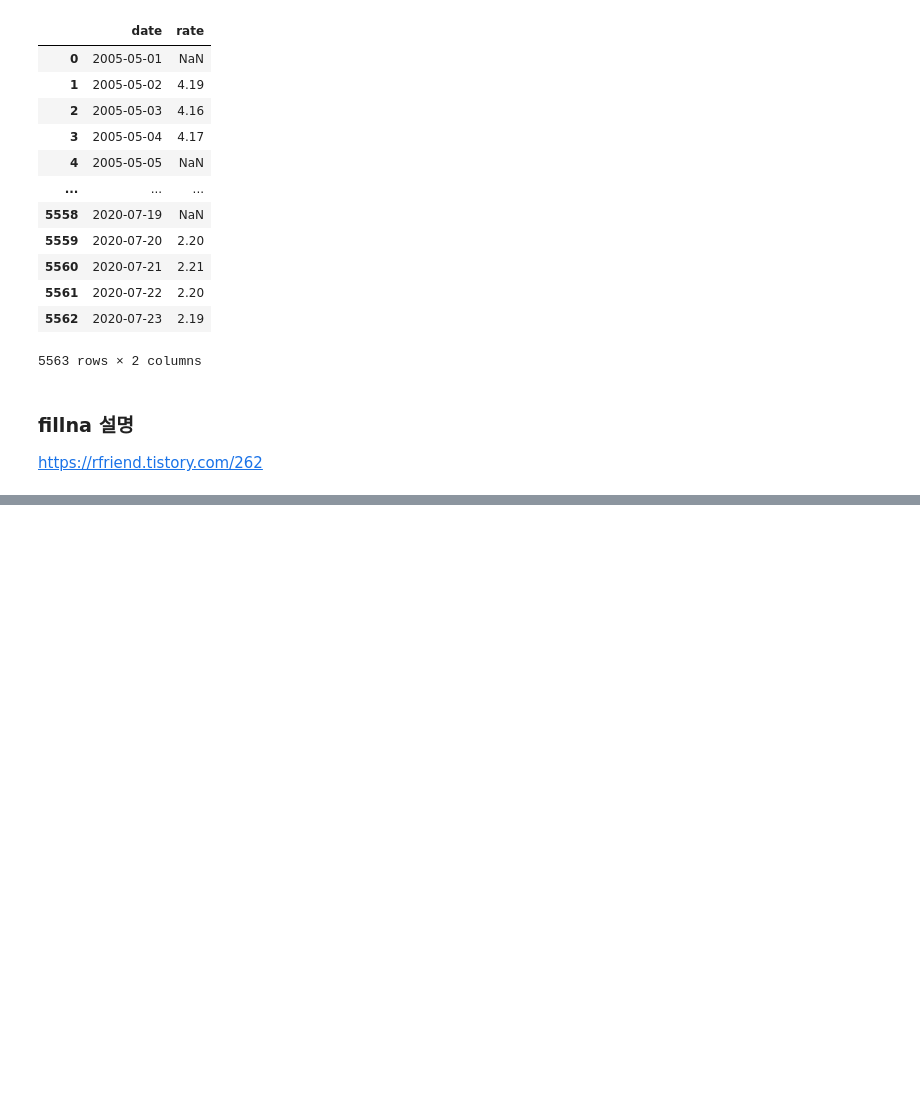
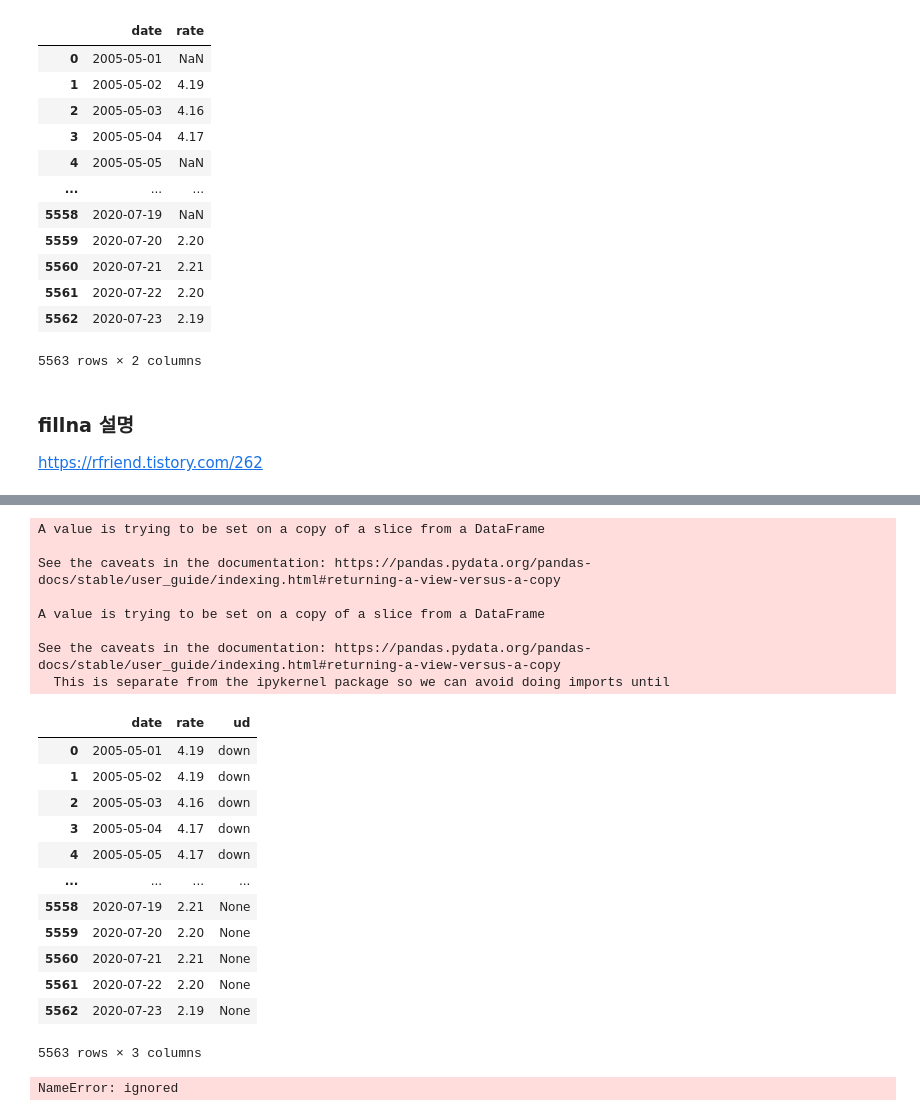
Before and after one commit to dohyun-kim92/TIL, a Jupyter notebook: 결측값_전처리_ing.ipynb, the cells around one changed output, grey strips where cells are left out. Drawn from its saved outputs; the diff is of its cells as text; code cells hidden in the pictures; blank space fills up the shorter version.

```diff
--- a/결측값_전처리_ing.ipynb
+++ b/결측값_전처리_ing.ipynb
@@ -162,0 +180,38 @@ pandas._libs.tslibs.period.Period
+# %%
+for i in range(len(cb_all)-28) : #len(cb_all)-28
+    if cb_all['rate'][i+28] - cb_all['rate'][i] >= 0 : # up일때
+        cb_all["ud"][i] = "up"
+        # print("1달 후 올랐습니다.\n현재 날짜 : {}, 현재금리 : {}, 1달 후 날짜 : {}, 1달 후 금리 : {}".format(cb_all['date'][i],cb_all['rate'][i],cb_all['date'][i+30], cb_all['rate'][i+30]))
+    elif cb_all['rate'][i+28] - cb_all['rate'][i] < 0 : # down일때
+        cb_all["ud"][i] = "down"
+        # print("1달 후 내렸습니다.\n현재 날짜 : {}, 현재금리 : {}, 1달 후 날짜 : {}, 1달 후 금리 : {}".format(cb_all['date'][i],cb_all['rate'][i],cb_all['date'][i+30], cb_all['rate'][i+30]))
+    else :
+        print("뭔가 이상합니다")
+cb_all[:28]
+cb_all
+# %% [output]
+A value is trying to be set on a copy of a slice from a DataFrame
+
+See the caveats in the documentation: https://pandas.pydata.org/pandas-docs/stable/user_guide/indexing.html#returning-a-view-versus-a-copy
+
+A value is trying to be set on a copy of a slice from a DataFrame
+
+See the caveats in the documentation: https://pandas.pydata.org/pandas-docs/stable/user_guide/indexing.html#returning-a-view-versus-a-copy
+  This is separate from the ipykernel package so we can avoid doing imports until
+|  | date | rate | ud |
+| 0 | 2005-05-01 | 4.19 | down |
+| 1 | 2005-05-02 | 4.19 | down |
+| 2 | 2005-05-03 | 4.16 | down |
+| 3 | 2005-05-04 | 4.17 | down |
+| 4 | 2005-05-05 | 4.17 | down |
+| ... | ... | ... | ... |
+| 5558 | 2020-07-19 | 2.21 | None |
+| 5559 | 2020-07-20 | 2.20 | None |
+| 5560 | 2020-07-21 | 2.21 | None |
+| 5561 | 2020-07-22 | 2.20 | None |
+| 5562 | 2020-07-23 | 2.19 | None |
+5563 rows × 3 columns
+# %%
+cb_all.to_json('cb_rate_ud.json')
+# %% [output]
+NameError: ignored
```
Also changed, not shown: parts of 13 cells of this notebook.
